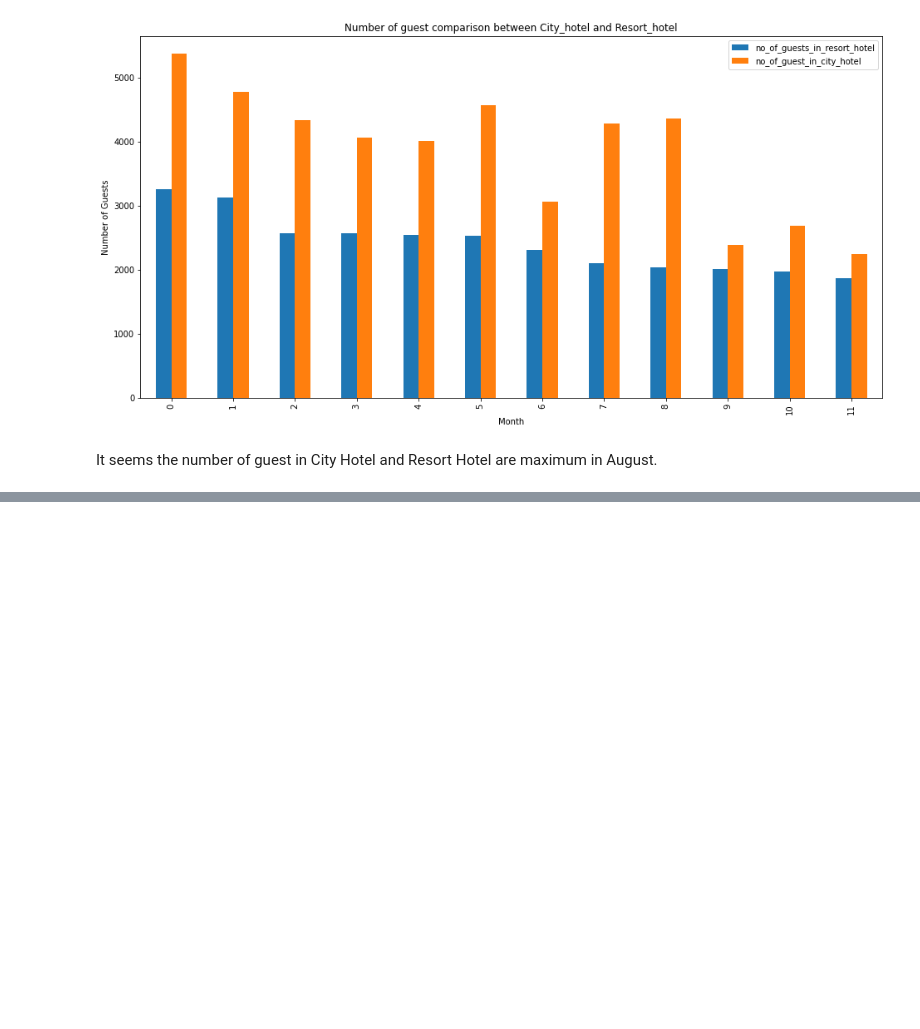
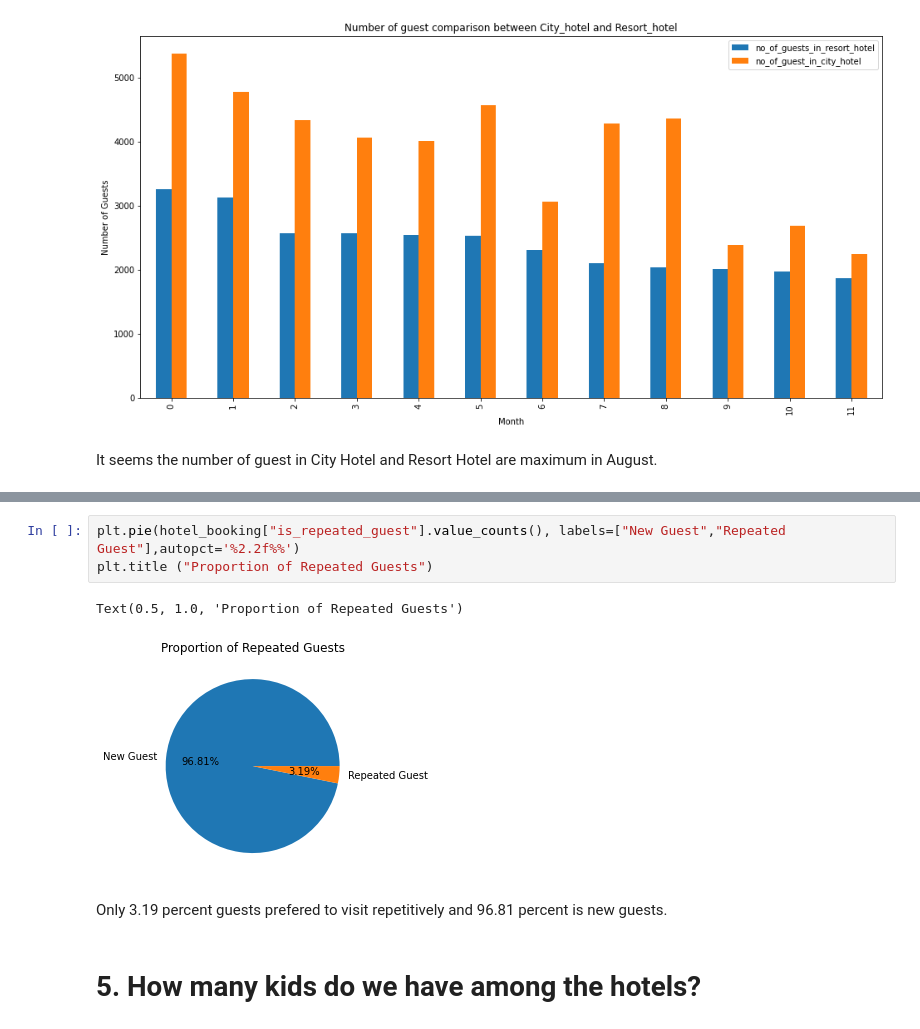
Before and after one commit to Ashik9576/Hotel-Booking-Analysis, a Jupyter notebook: Copy_of_Hotel_Booking_Analysis_Capstone_Project.ipynb, the cells around one changed output, grey strips where cells are left out. Cells and saved outputs as stored; diff of their text form; blank space fills up the shorter version.

```diff
--- a/Copy_of_Hotel_Booking_Analysis_Capstone_Project.ipynb
+++ b/Copy_of_Hotel_Booking_Analysis_Capstone_Project.ipynb
@@ -198,0 +209,10 @@ It seems the number of guest in City Hotel and Resort Hotel are maximum in Augus
+# %%
+plt.pie(hotel_booking["is_repeated_guest"].value_counts(), labels=["New Guest","Repeated Guest"],autopct='%2.2f%%')
+plt.title ("Proportion of Repeated Guests")
+# %% [output]
+Text(0.5, 1.0, 'Proportion of Repeated Guests')
+[figure, added]
+# %% [markdown]
+Only 3.19 percent guests prefered to visit repetitively and 96.81 percent is new guests.
+# %% [markdown]
+# **5. How many kids do we have among the hotels?**
```
Also changed, not shown: parts of 10 cells of this notebook.
